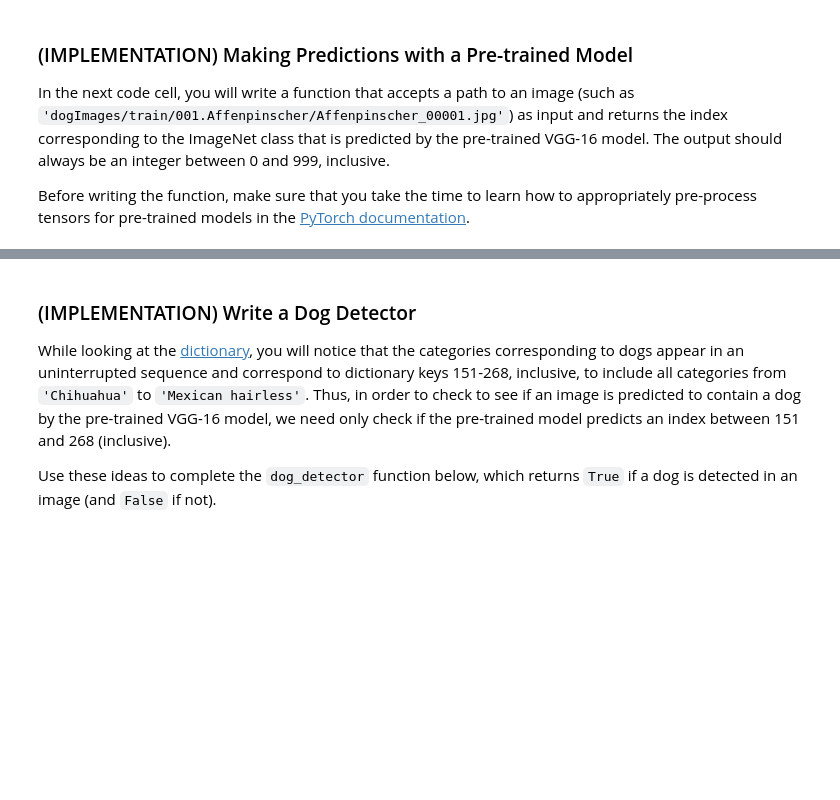
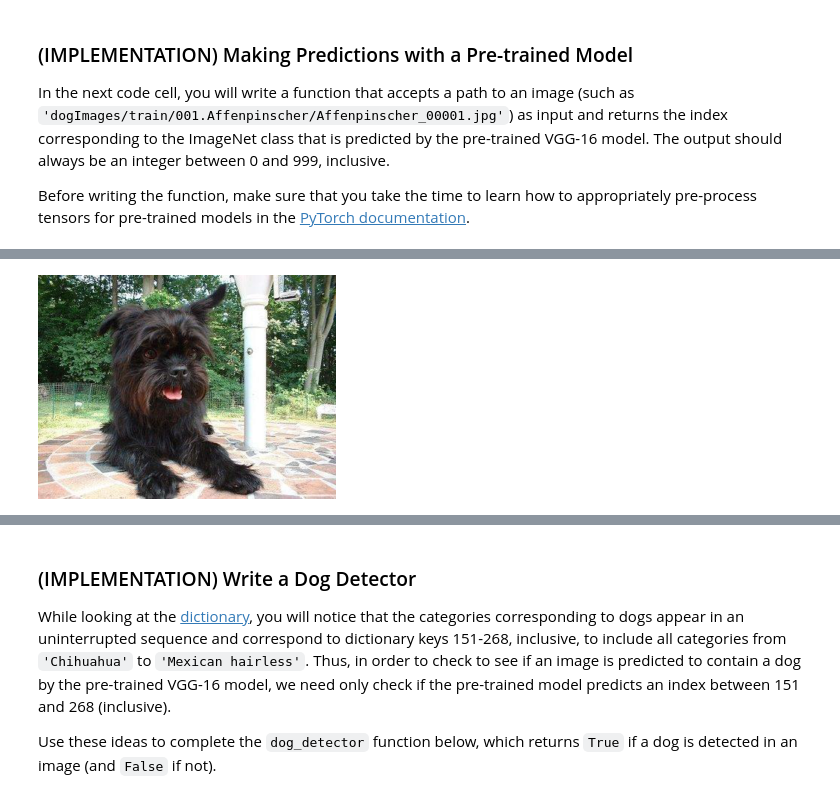
Before and after one commit to aruanalucena/deep-learning-v2-pytorch, a Jupyter notebook: project-dog-classification/dog_app.ipynb, the cells around one changed output, grey strips where cells are left out. Drawn from its saved outputs; the diff is of its cells as text; code cells hidden in the pictures; blank space fills up the shorter version.

```diff
--- a/project-dog-classification/dog_app.ipynb
+++ b/project-dog-classification/dog_app.ipynb
@@ -340,0 +368,8 @@ def VGG16_predict(img_path):
+# %%
+tr = transforms.Compose([
+    transforms.Resize(224),
+])
+# %%
+tr(img)
+# %% [output]
+[figure, added]
```
Also changed, not shown: parts of 5 cells of this notebook.
